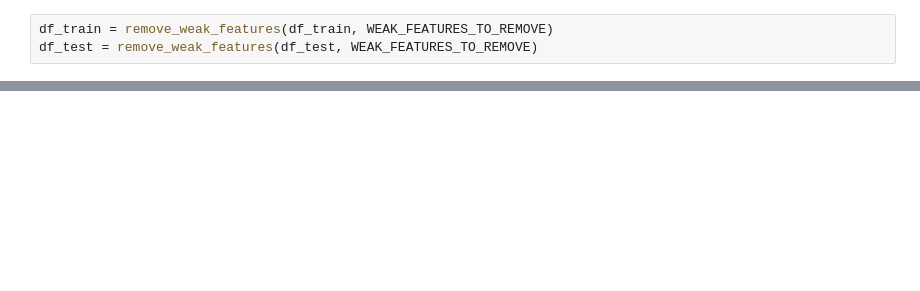
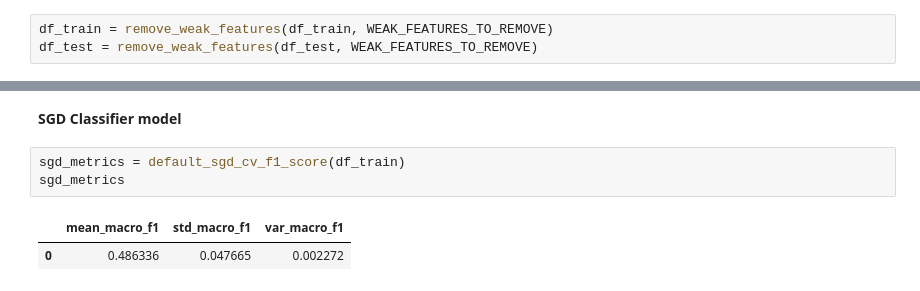
Before and after one commit to dykkyongdo/HackML-AG, a Jupyter notebook: additional.ipynb, the cells around one changed output, grey strips where cells are left out. Drawn from its saved outputs; the diff is of its cells as text; blank space fills up the shorter version.

```diff
--- a/additional.ipynb
+++ b/additional.ipynb
@@ -145,0 +164,8 @@ df_test = remove_weak_features(df_test, WEAK_FEATURES_TO_REMOVE)
+# %% [markdown]
+**SGD Classifier model**
+# %%
+sgd_metrics = default_sgd_cv_f1_score(df_train)
+sgd_metrics
+# %% [output]
+|  | mean_macro_f1 | std_macro_f1 | var_macro_f1 |
+| 0 | 0.486336 | 0.047665 | 0.002272 |
```
Also changed, not shown: parts of 8 cells of this notebook, 2 other files.
